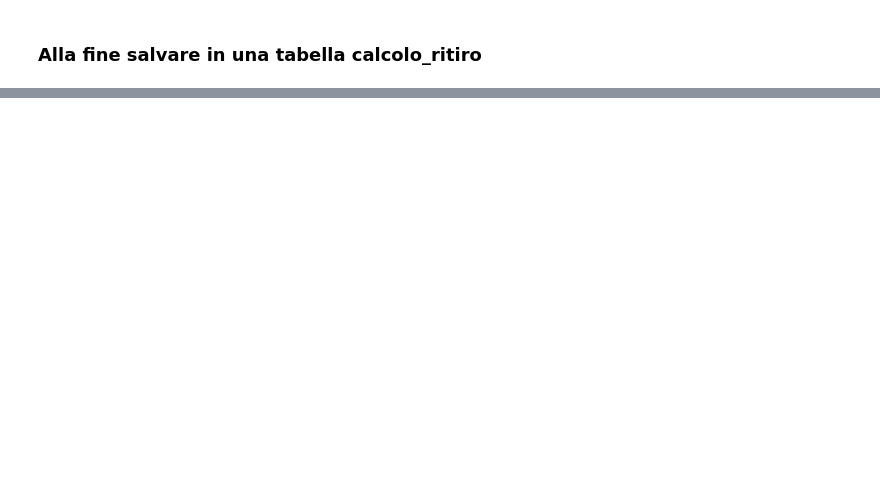
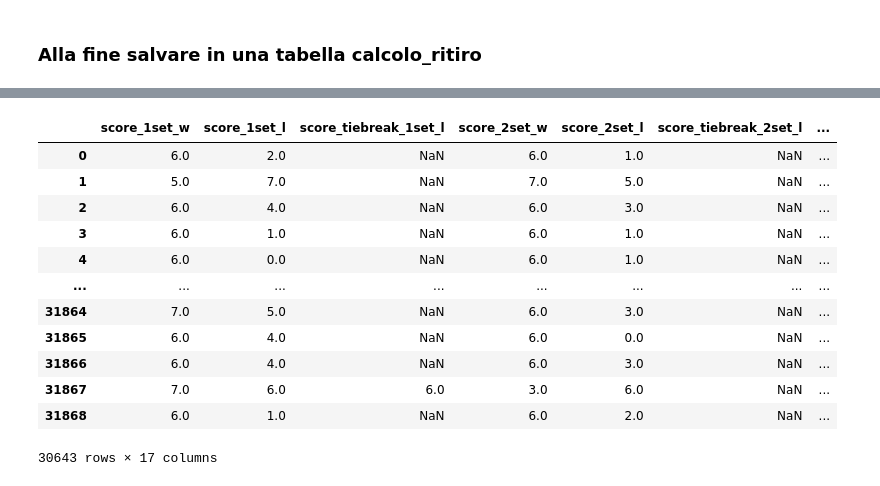
Before and after one commit to MarioAlfio/Tennis_bet, a Jupyter notebook: eda_analysis_part1.ipynb, the cells around one changed output, grey strips where cells are left out. Saved outputs shown, nothing was run; the diff lists cells and outputs as text; code cells hidden in the pictures; blank space fills up the shorter version.

```diff
--- a/eda_analysis_part1.ipynb
+++ b/eda_analysis_part1.ipynb
@@ -217,0 +247,21 @@ df[score_cols] = np.array([extract_scores(s) for s in df['score']])
+# %%
+score_df = df[['score_1set_w', 'score_1set_l', 'score_tiebreak_1set_l', 'score_2set_w', 'score_2set_l', 'score_tiebreak_2set_l', 'score_3set_w',
+              'score_3set_l', 'score_tiebreak_3set_l', 'score_4set_w', 'score_4set_l', 'score_tiebreak_4set_l', 'score_5set_w',
+              'score_5set_l', 'score_tiebreak_5set_l', 'winner_score', 'loser_score'
+              ]].copy()
+# %%
+score_df
+# %% [output]
+|  | score_1set_w | score_1set_l | score_tiebreak_1set_l | score_2set_w | score_2set_l | score_tiebreak_2set_l | ... |
+| 0 | 6.0 | 2.0 | NaN | 6.0 | 1.0 | NaN | ... |
+| 1 | 5.0 | 7.0 | NaN | 7.0 | 5.0 | NaN | ... |
+| 2 | 6.0 | 4.0 | NaN | 6.0 | 3.0 | NaN | ... |
+| 3 | 6.0 | 1.0 | NaN | 6.0 | 1.0 | NaN | ... |
+| 4 | 6.0 | 0.0 | NaN | 6.0 | 1.0 | NaN | ... |
+| ... | ... | ... | ... | ... | ... | ... | ... |
+| 31864 | 7.0 | 5.0 | NaN | 6.0 | 3.0 | NaN | ... |
+| 31865 | 6.0 | 4.0 | NaN | 6.0 | 0.0 | NaN | ... |
+| 31866 | 6.0 | 4.0 | NaN | 6.0 | 3.0 | NaN | ... |
+| 31867 | 7.0 | 6.0 | 6.0 | 3.0 | 6.0 | NaN | ... |
+| 31868 | 6.0 | 1.0 | NaN | 6.0 | 2.0 | NaN | ... |
+30643 rows × 17 columns
```
Also changed, not shown: parts of 10 cells of this notebook, 2 other files.
